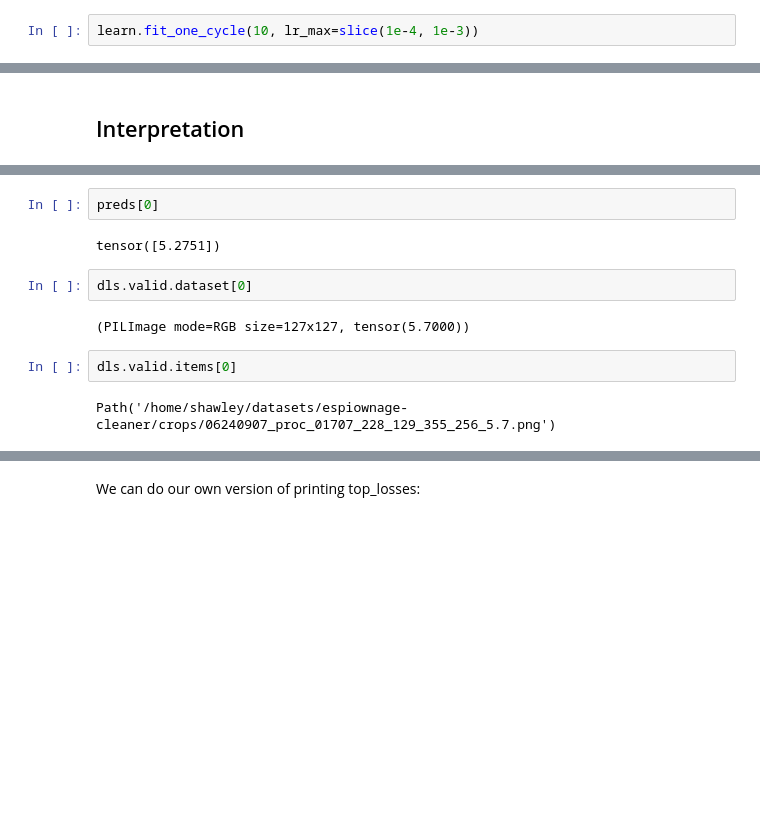
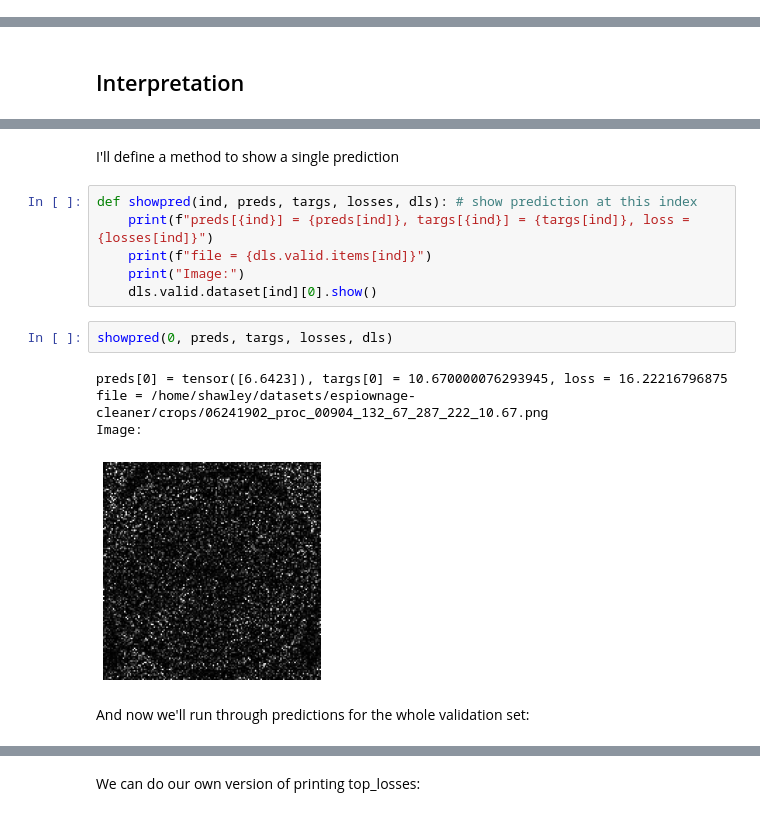
Before and after one commit to drscotthawley/espiownage, a Jupyter notebook: nbs/count_in_crops_real.ipynb, the cells around one changed output, grey strips where cells are left out. Drawn from its saved outputs; the diff is of its cells as text; blank space fills up the shorter version.

```diff
--- a/nbs/count_in_crops_real.ipynb
+++ b/nbs/count_in_crops_real.ipynb
@@ -118,2 +142,0 @@ learn.unfreeze()
-# %%
-learn.fit_one_cycle(10, lr_max=slice(1e-4, 1e-3))
@@ -143,16 +150,21 @@ len(preds)
 # %% [output]
 [interactive output not drawn]
 992
-# %%
-preds[0]
-# %% [output]
-tensor([5.2751])
-# %%
-dls.valid.dataset[0]
-# %% [output]
-(PILImage mode=RGB size=127x127, tensor(5.7000))
-# %%
-dls.valid.items[0]
-# %% [output]
-Path('/home/shawley/datasets/espiownage-cleaner/crops/06240907_proc_01707_228_129_355_256_5.7.png')
+# %% [markdown]
+I'll define a method to show a single prediction
+# %%
+def showpred(ind, preds, targs, losses, dls): # show prediction at this index
+    print(f"preds[{ind}] = {preds[ind]}, targs[{ind}] = {targs[ind]}, loss = {losses[ind]}")
+    print(f"file = {dls.valid.items[ind]}")
+    print("Image:")
+    dls.valid.dataset[ind][0].show()
+# %%
+showpred(0, preds, targs, losses, dls)
+# %% [output]
+preds[0] = tensor([6.6423]), targs[0] = 10.670000076293945, loss = 16.22216796875
+file = /home/shawley/datasets/espiownage-cleaner/crops/06241902_proc_00904_132_67_287_222_10.67.png
+Image:
+[figure, added]
+# %% [markdown]
+And now we'll run through predictions for the whole validation set:
 # %%
```
Also changed, not shown: parts of 28 cells of this notebook, 2 other files.
